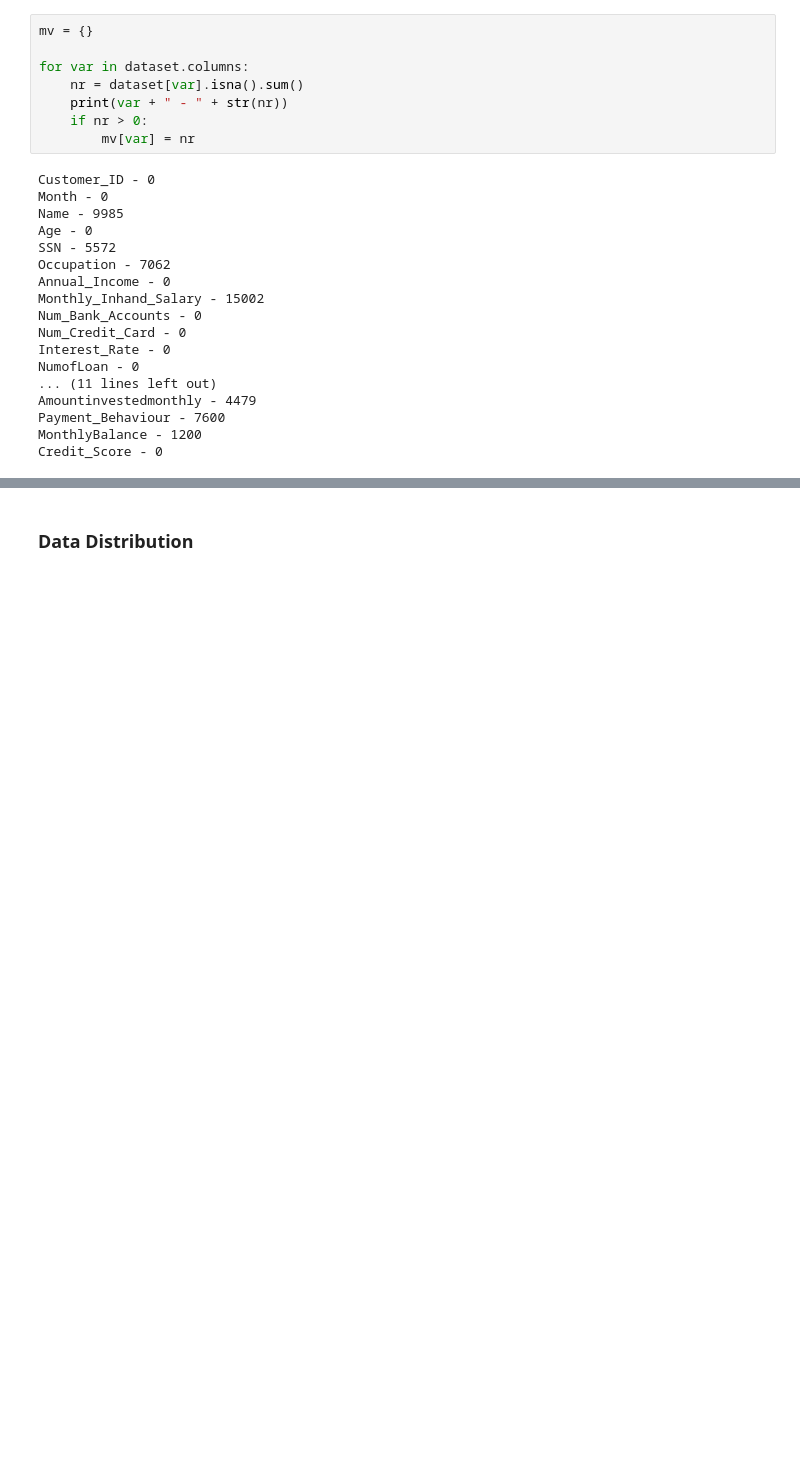
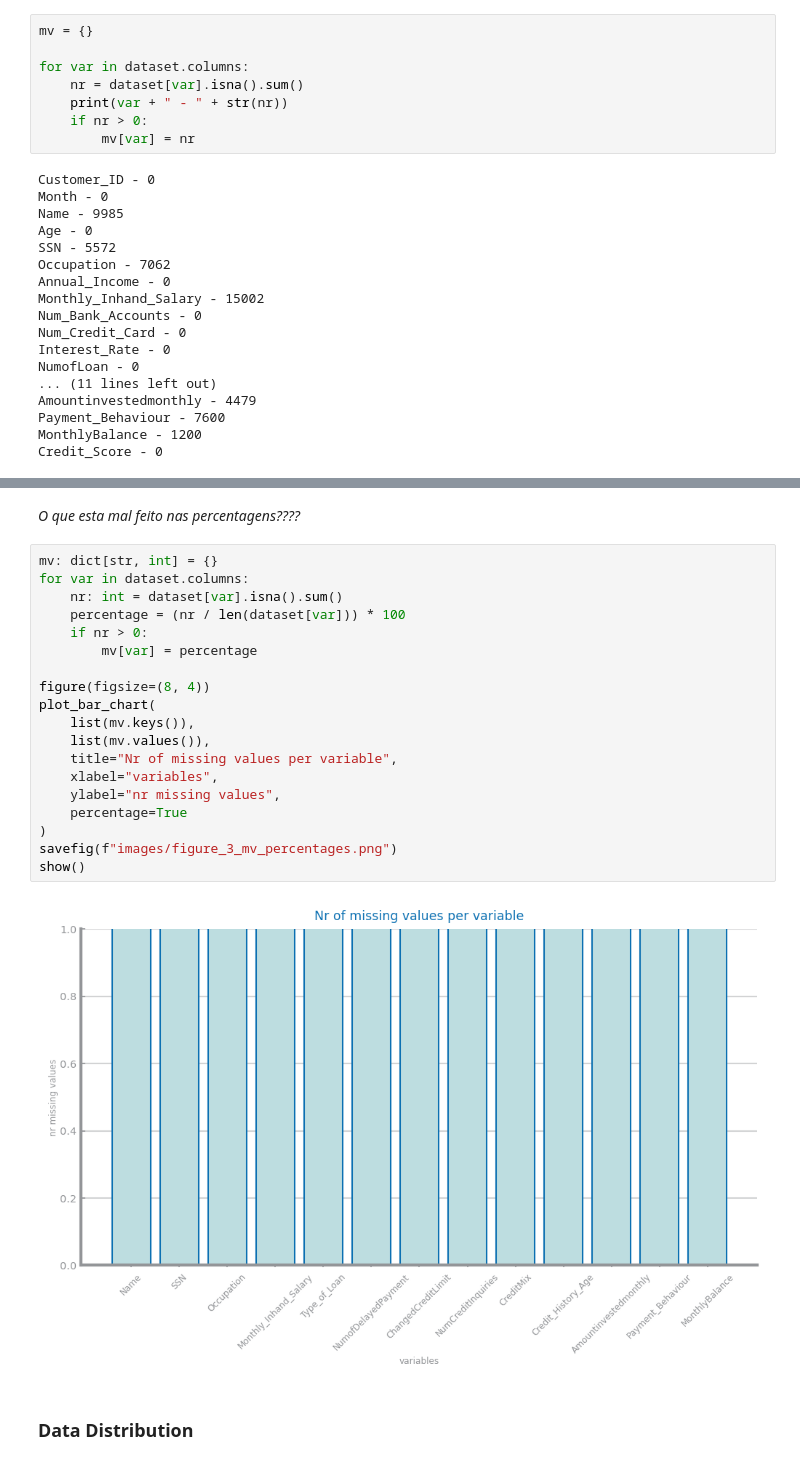
Before and after one commit to franciscoAbreuTecnico/Data-Science-IST, a Jupyter notebook: dataset_services/classification_dataset_2.ipynb, the cells around one changed output, grey strips where cells are left out. Cells and saved outputs as stored; diff of their text form; blank space fills up the shorter version.

Commit message:
Data Distribution until Histograms. ja nao sei o que fazer com graficos tao merda

```diff
--- a/dataset_services/classification_dataset_2.ipynb
+++ b/dataset_services/classification_dataset_2.ipynb
@@ -161,5 +160,28 @@ savefig(f"images/figure_3_mv.png")
 show()
 # %% [output]
 [figure]
+# %% [markdown]
+*O que esta mal feito nas percentagens????*
+# %%
+mv: dict[str, int] = {}
+for var in dataset.columns:
+    nr: int = dataset[var].isna().sum()
+    percentage = (nr / len(dataset[var])) * 100
+    if nr > 0:
+        mv[var] = percentage
+
+figure(figsize=(8, 4))
+plot_bar_chart(
+    list(mv.keys()),
+    list(mv.values()),
+    title="Nr of missing values per variable",
+    xlabel="variables",
+    ylabel="nr missing values",
+    percentage=True
+)
+savefig(f"images/figure_3_mv_percentages.png")
+show()
+# %% [output]
+[figure, added]
 # %% [markdown]
 ### Data Distribution
```
Also changed, not shown: parts of 12 cells of this notebook, 10 other files.
